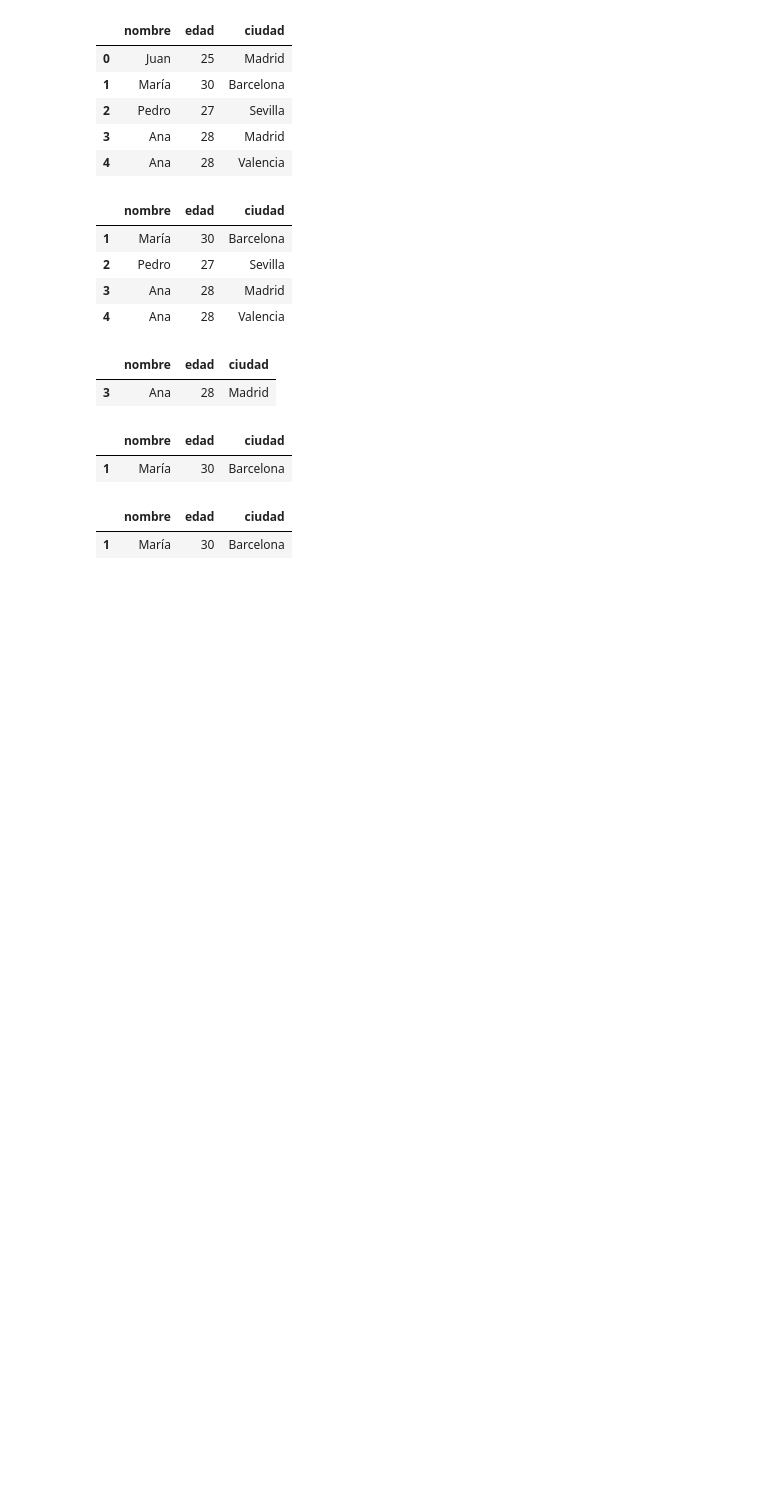
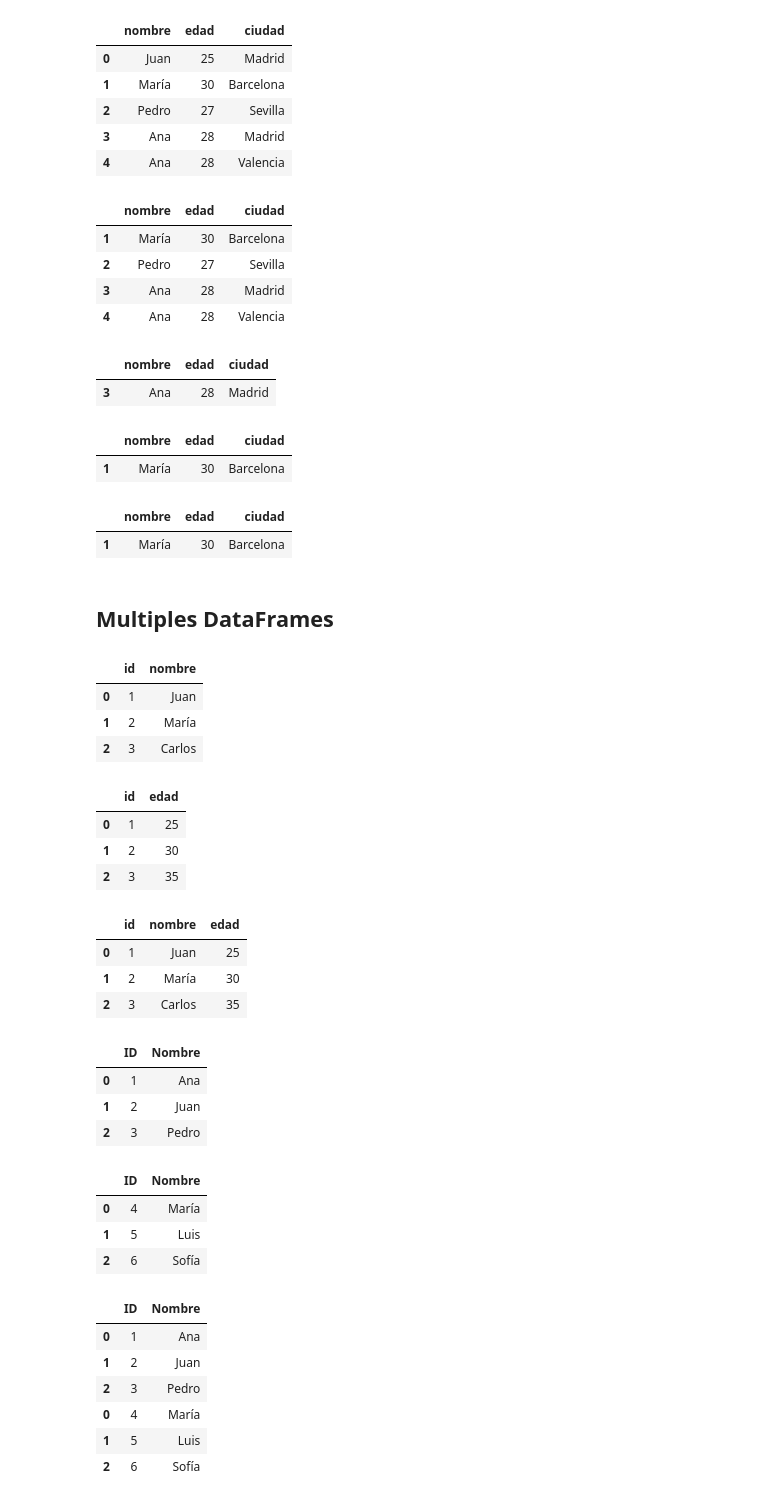
Before and after one commit to Jamquelet/procesamiento_de_datos_py, a Jupyter notebook: pandas/clase/clase_2.ipynb, the cells around one changed output. Saved outputs shown, nothing was run; the diff lists cells and outputs as text; code cells hidden in the pictures; blank space fills up the shorter version.

```diff
--- a/pandas/clase/clase_2.ipynb
+++ b/pandas/clase/clase_2.ipynb
@@ -209,3 +210,62 @@ ciudades.query(f'edad > 25 and ciudad == @c')
 # %% [output]
 |  | nombre | edad | ciudad |
 | 1 | María | 30 | Barcelona |
+# %% [markdown]
+## Multiples DataFrames
+# %%
+import pandas as pd
+
+df1 = pd.DataFrame({'id': [1, 2, 3], 'nombre': ['Juan', 'María', 'Carlos']})
+df1
+# %% [output]
+|  | id | nombre |
+| 0 | 1 | Juan |
+| 1 | 2 | María |
+| 2 | 3 | Carlos |
+# %%
+df2 = pd.DataFrame({'id': [1, 2, 3], 'edad': [25, 30, 35]})
+df2
+# %% [output]
+|  | id | edad |
+| 0 | 1 | 25 |
+| 1 | 2 | 30 |
+| 2 | 3 | 35 |
+# %%
+pd.merge(df1, df2, on="id")
+# %% [output]
+|  | id | nombre | edad |
+| 0 | 1 | Juan | 25 |
+| 1 | 2 | María | 30 |
+| 2 | 3 | Carlos | 35 |
+# %%
+# Concat
+
+data1 = {'ID': [1, 2, 3],
+         'Nombre': ['Ana', 'Juan', 'Pedro']}
+df1 = pd.DataFrame(data1)
+df1
+# %% [output]
+|  | ID | Nombre |
+| 0 | 1 | Ana |
+| 1 | 2 | Juan |
+| 2 | 3 | Pedro |
+# %%
+data2 = {'ID': [4, 5, 6],
+         'Nombre': ['María', 'Luis', 'Sofía']}
+df2 = pd.DataFrame(data2)
+df2
+# %% [output]
+|  | ID | Nombre |
+| 0 | 4 | María |
+| 1 | 5 | Luis |
+| 2 | 6 | Sofía |
+# %%
+pd.concat([df1, df2], axis=0 )
+# %% [output]
+|  | ID | Nombre |
+| 0 | 1 | Ana |
+| 1 | 2 | Juan |
+| 2 | 3 | Pedro |
+| 0 | 4 | María |
+| 1 | 5 | Luis |
+| 2 | 6 | Sofía |
```
Also changed, not shown: parts of 15 cells of this notebook, 6 other files.
